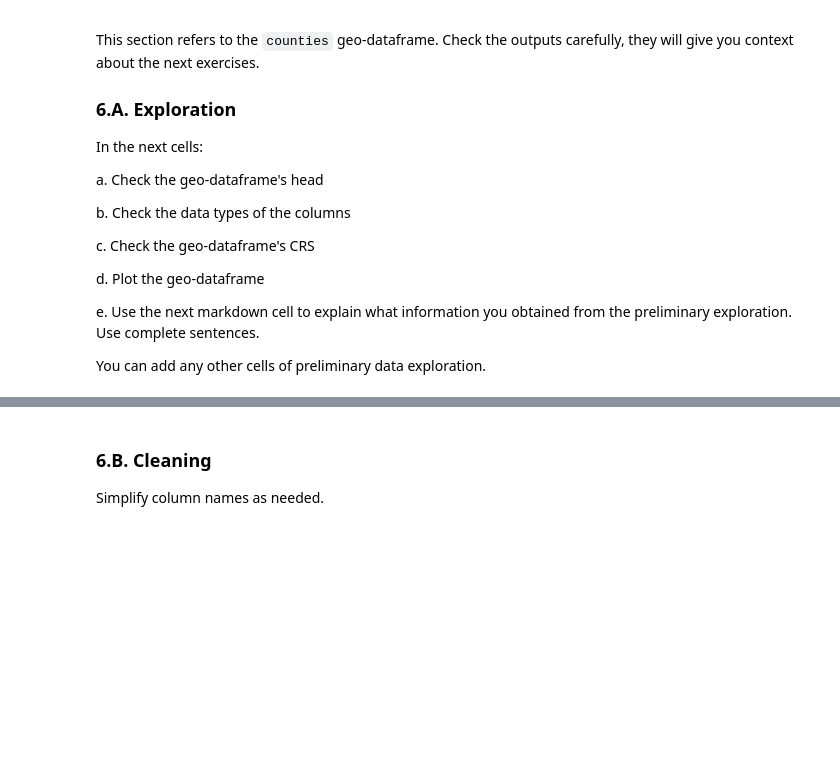
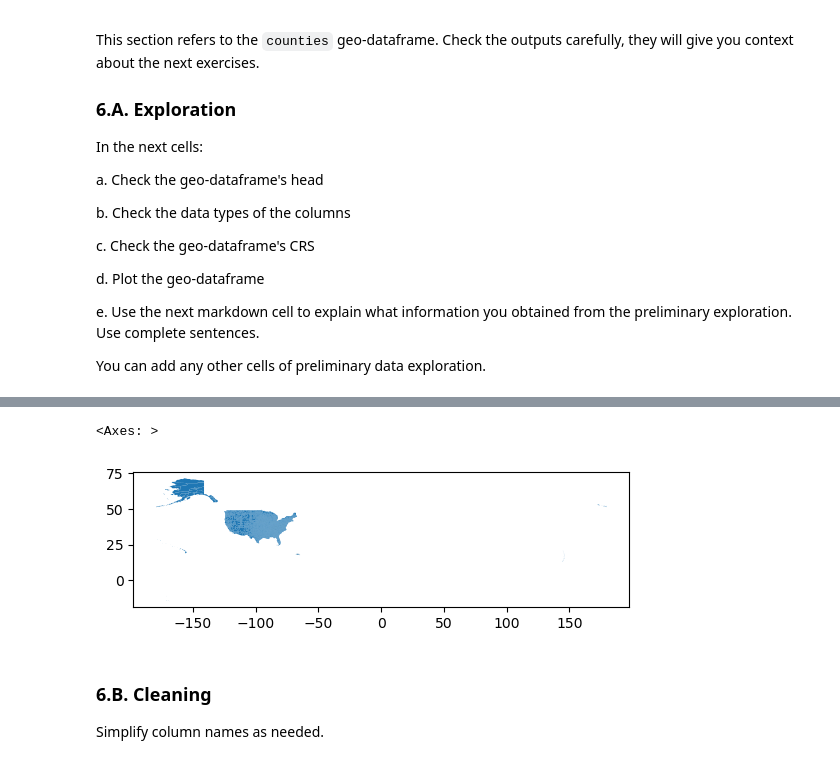
Before and after one commit to lucianbluescher/Visualizing_Oil_Spills_NYC, a Jupyter notebook: hwk3-task1-spills.ipynb, the cells around one changed output, grey strips where cells are left out. Cells and saved outputs as stored; diff of their text form; code cells hidden in the pictures; blank space fills up the shorter version.

Commit message:
up to graph

```diff
--- a/hwk3-task1-spills.ipynb
+++ b/hwk3-task1-spills.ipynb
@@ -315,5 +362,8 @@ _Type your answer here, replacing this text._
 # %%
-# d
+counties.plot()
+# %% [output]
+<Axes: >
+[figure, added]
 # %% [markdown]
 <!-- END QUESTION -->
 
```
Also changed, not shown: parts of 31 cells of this notebook.
